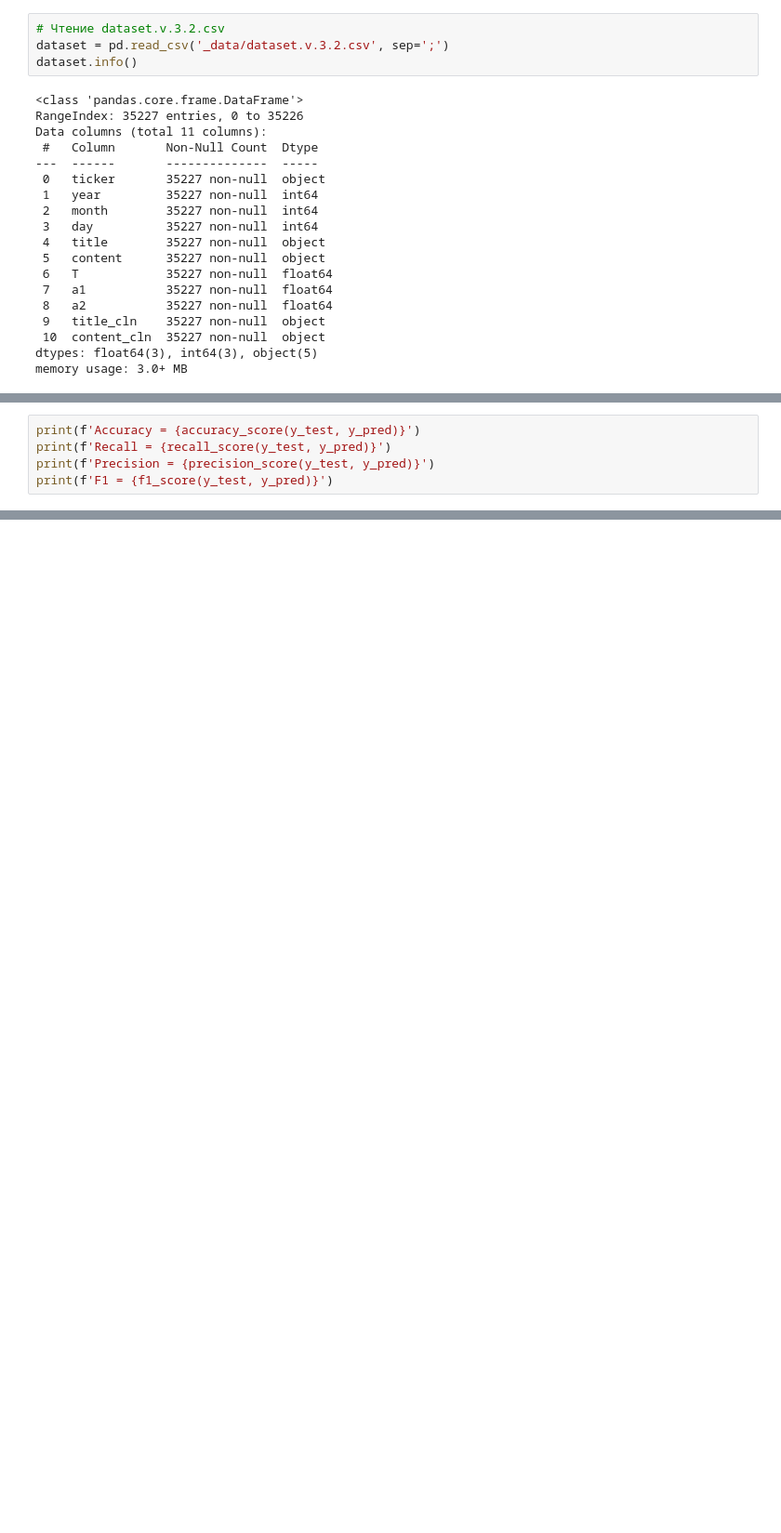
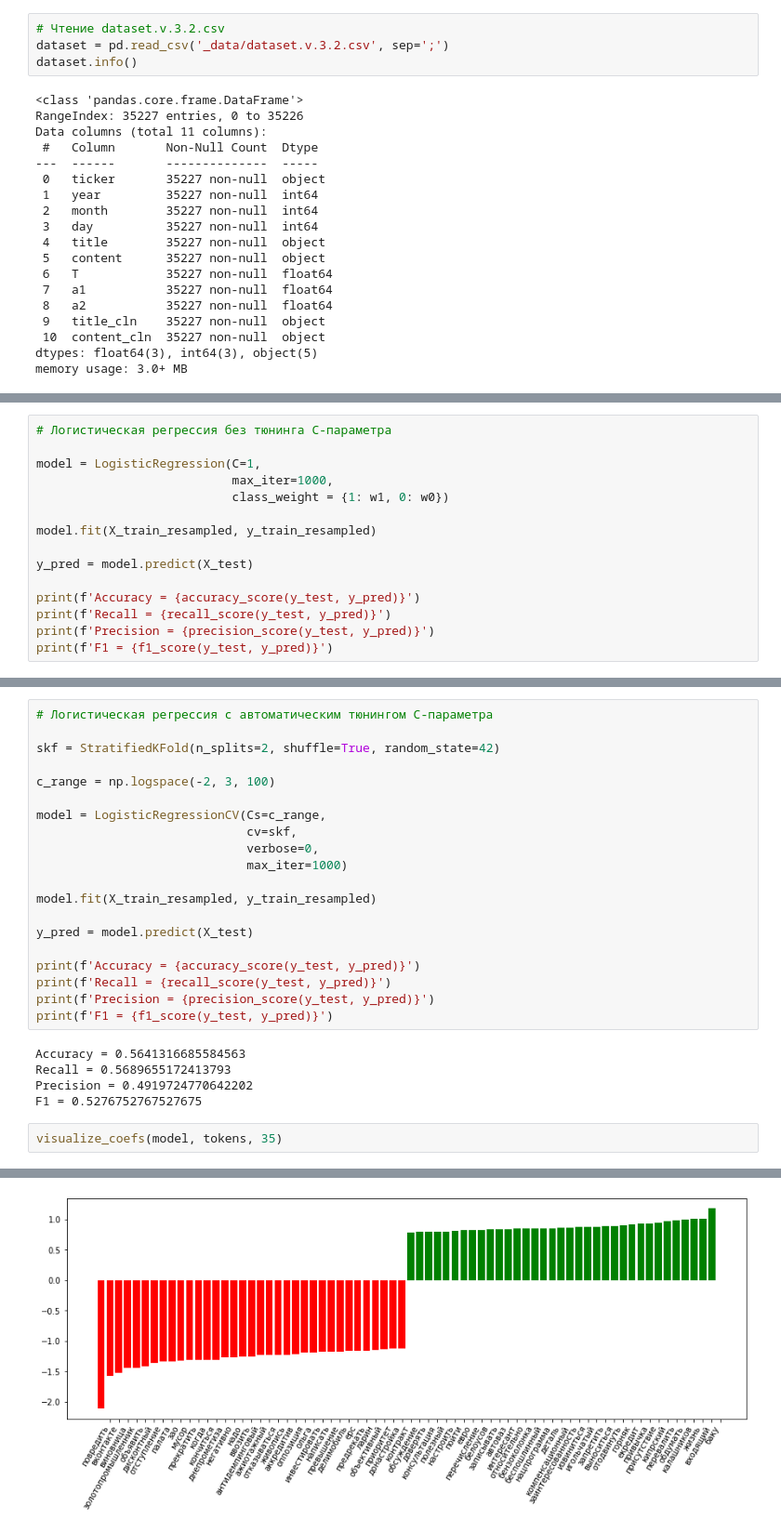
Before and after one commit to shabanovaeyu/Share-price-forecasing, a Jupyter notebook: logistic_regression.ipynb, the cells around one changed output, grey strips where cells are left out. Shown: that part at 93% size. Saved outputs shown, nothing was run; the diff lists cells and outputs as text; blank space fills up the shorter version.

```diff
--- a/logistic_regression.ipynb
+++ b/logistic_regression.ipynb
@@ -103,4 +277,14 @@ y_pred = model.predict(X_test)
 # %%
+# Логистическая регрессия без тюнинга С-параметра
+
+model = LogisticRegression(C=1,
+                           max_iter=1000,
+                           class_weight = {1: w1, 0: w0})
+
+model.fit(X_train_resampled, y_train_resampled)
+
+y_pred = model.predict(X_test)
+
 print(f'Accuracy = {accuracy_score(y_test, y_pred)}')
 print(f'Recall = {recall_score(y_test, y_pred)}')
 print(f'Precision = {precision_score(y_test, y_pred)}')
@@ -112,0 +297,28 @@ F1 = 0.5466751918158568
+# %%
+# Логистическая регрессия с автоматическим тюнингом С-параметра
+
+skf = StratifiedKFold(n_splits=2, shuffle=True, random_state=42)
+
+c_range = np.logspace(-2, 3, 100)
+
+model = LogisticRegressionCV(Cs=c_range,
+                             cv=skf,
+                             verbose=0,
+                             max_iter=1000)
+
+model.fit(X_train_resampled, y_train_resampled)
+
+y_pred = model.predict(X_test)
+
+print(f'Accuracy = {accuracy_score(y_test, y_pred)}')
+print(f'Recall = {recall_score(y_test, y_pred)}')
+print(f'Precision = {precision_score(y_test, y_pred)}')
+print(f'F1 = {f1_score(y_test, y_pred)}')
+# %% [output]
+Accuracy = 0.5641316685584563
+Recall = 0.5689655172413793
+Precision = 0.4919724770642202
+F1 = 0.5276752767527675
+# %%
+visualize_coefs(model, tokens, 35)
+# %% [output]
@@ -112,0 +341 @@ F1 = 0.5466751918158568
+[figure, added]
```
Also changed, not shown: parts of 25 cells of this notebook.
